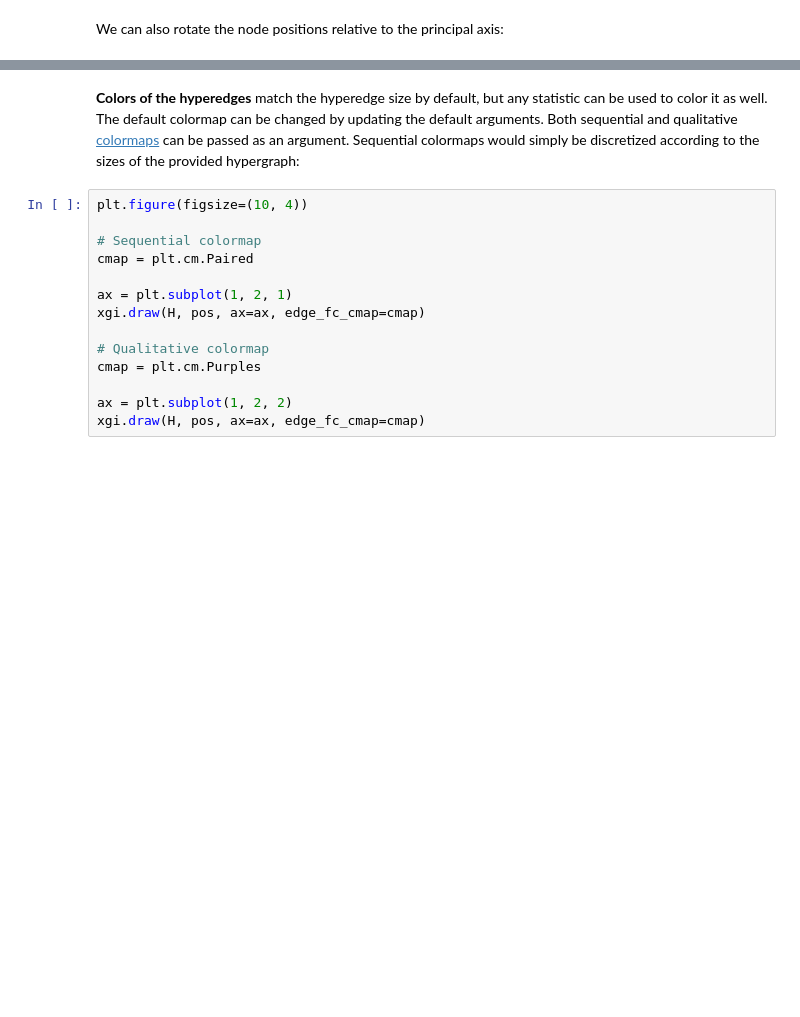
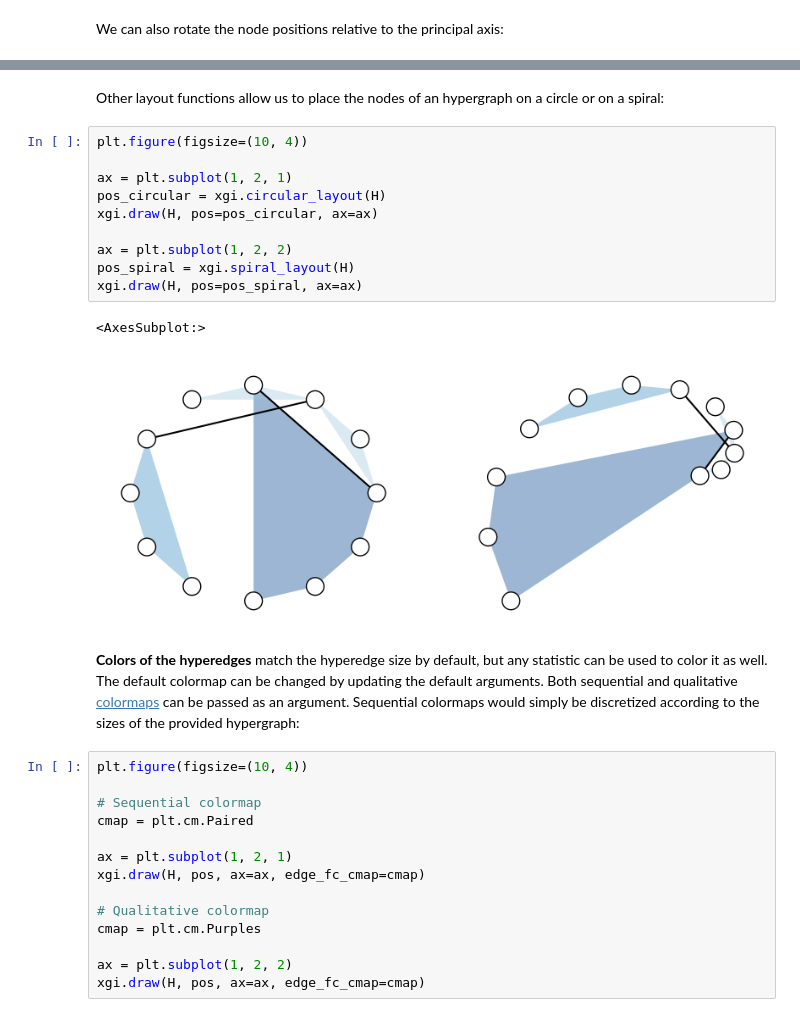
Before and after one commit to xgi-org/xgi, a Jupyter notebook: tutorials/Tutorial 5 - Plotting.ipynb, the cells around one changed output, grey strips where cells are left out. Drawn from its saved outputs; the diff is of its cells as text; blank space fills up the shorter version.

```diff
--- a/tutorials/Tutorial 5 - Plotting.ipynb
+++ b/tutorials/Tutorial 5 - Plotting.ipynb
@@ -65,3 +65,18 @@ xgi.draw(H, transformed_pos)
+# %% [markdown]
+Other layout functions allow us to place the nodes of an hypergraph on a circle or on a spiral:
+# %%
+plt.figure(figsize=(10, 4))
+
+ax = plt.subplot(1, 2, 1)
+pos_circular = xgi.circular_layout(H)
+xgi.draw(H, pos=pos_circular, ax=ax)
+
+ax = plt.subplot(1, 2, 2)
+pos_spiral = xgi.spiral_layout(H)
+xgi.draw(H, pos=pos_spiral, ax=ax)
+# %% [output]
+<AxesSubplot:>
+[figure, added]
 # %% [markdown]
 **Colors of the hyperedges** match the hyperedge size by default, but any statistic can be used to color it as well. The default colormap can be changed by updating the default arguments. Both sequential and qualitative [colormaps](https://matplotlib.org/stable/tutorials/colors/colormaps.html) can be passed as an argument. Sequential colormaps would simply be discretized according to the sizes of the provided hypergraph:
 # %%
```
Also changed, not shown: parts of 12 cells of this notebook, 3 other files.
